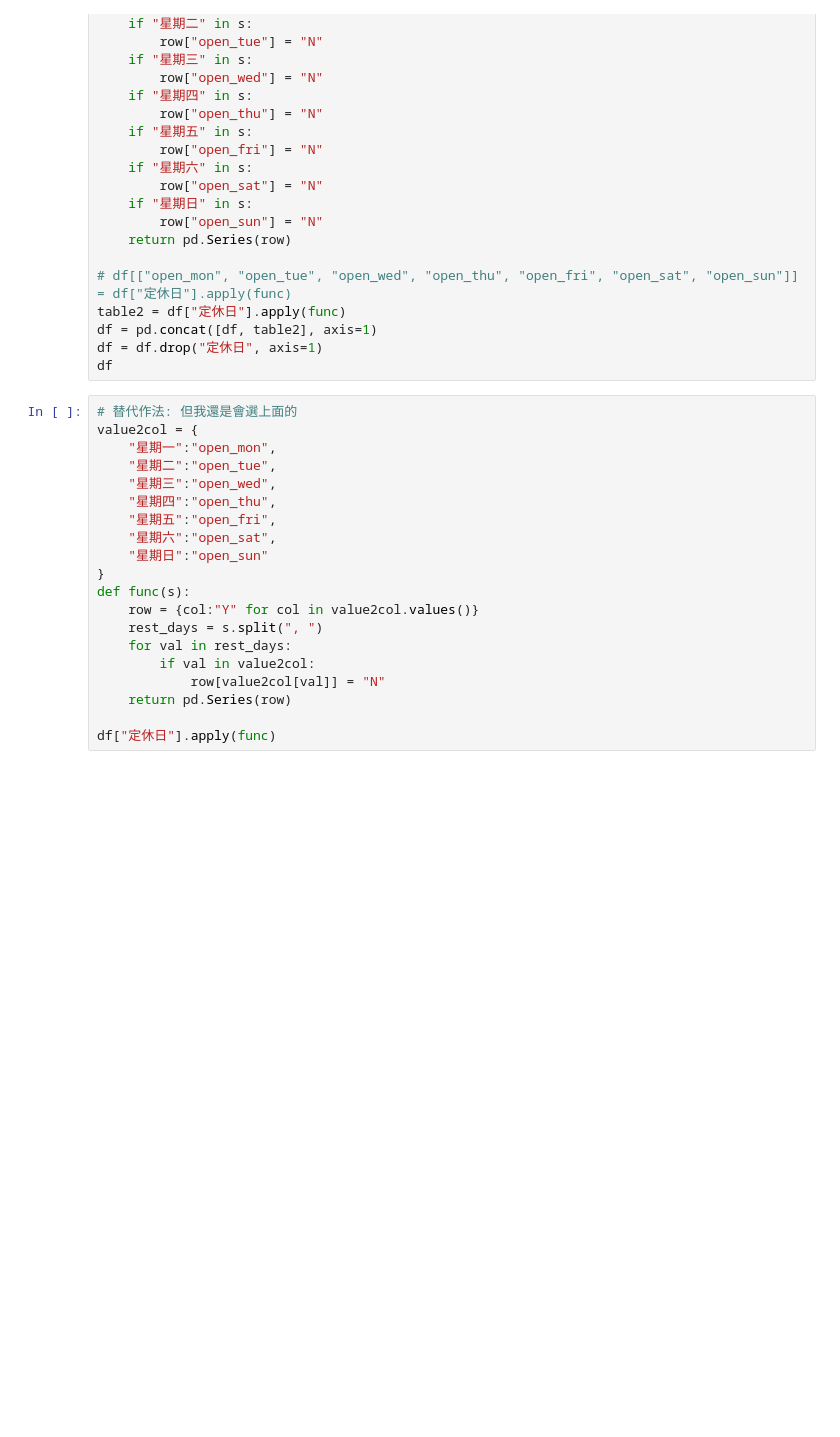
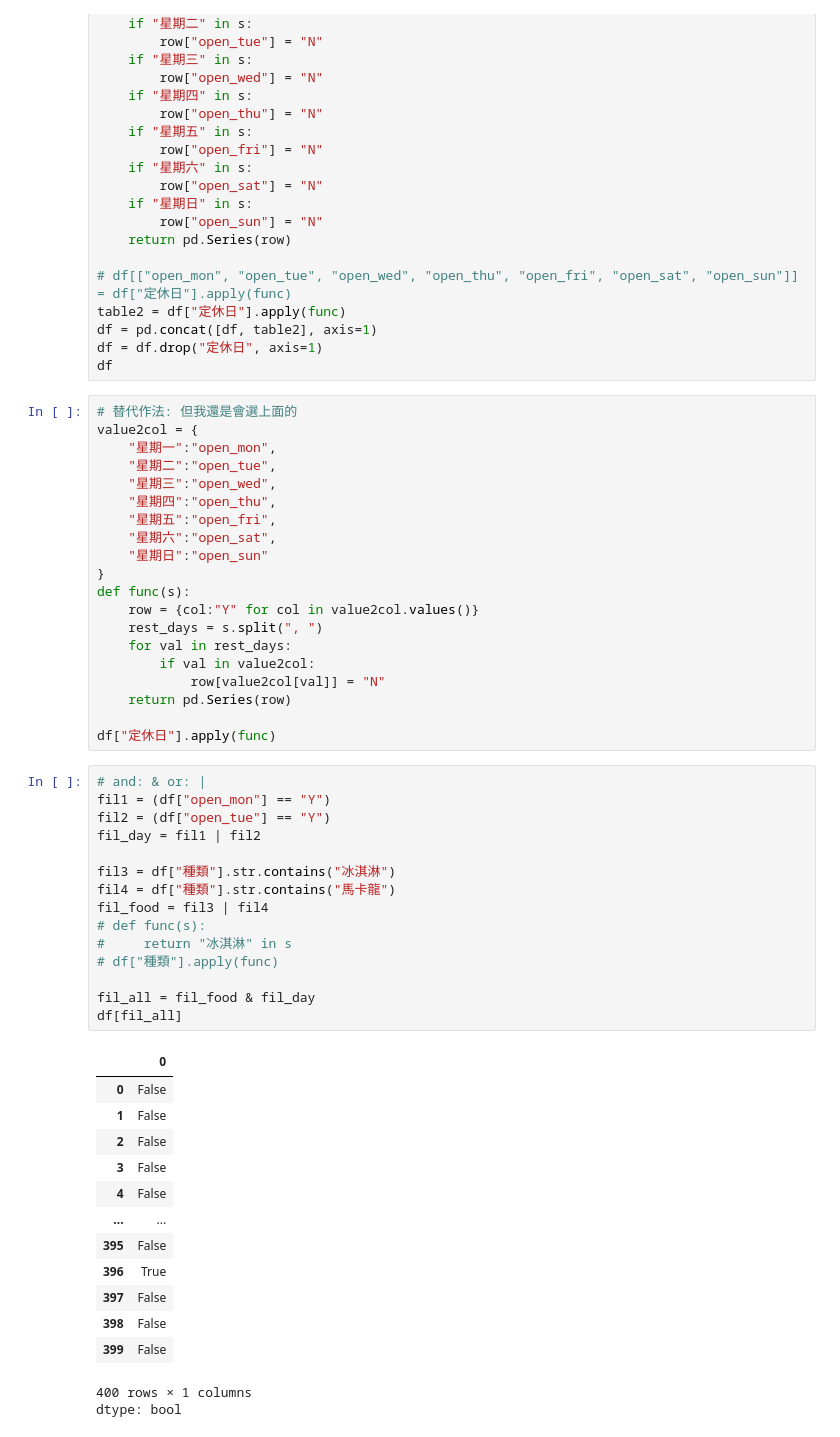
Before and after one commit to Elwing-Chou/tibame_night_20250825, a Jupyter notebook: tibame_20250920.ipynb, the cells around one changed output. Drawn from its saved outputs; the diff is of its cells as text; blank space fills up the shorter version.

```diff
--- a/tibame_20250920.ipynb
+++ b/tibame_20250920.ipynb
@@ -169,3 +169,33 @@ def func(s):
     return pd.Series(row)
 
 df["定休日"].apply(func)
+# %%
+# and: & or: |
+fil1 = (df["open_mon"] == "Y")
+fil2 = (df["open_tue"] == "Y")
+fil_day = fil1 | fil2
+
+fil3 = df["種類"].str.contains("冰淇淋")
+fil4 = df["種類"].str.contains("馬卡龍")
+fil_food = fil3 | fil4
+# def func(s):
+#     return "冰淇淋" in s
+# df["種類"].apply(func)
+
+fil_all = fil_food & fil_day
+df[fil_all]
+# %% [output]
+|  | 0 |
+| 0 | False |
+| 1 | False |
+| 2 | False |
+| 3 | False |
+| 4 | False |
+| ... | ... |
+| 395 | False |
+| 396 | True |
+| 397 | False |
+| 398 | False |
+| 399 | False |
+400 rows × 1 columns
+dtype: bool
```
